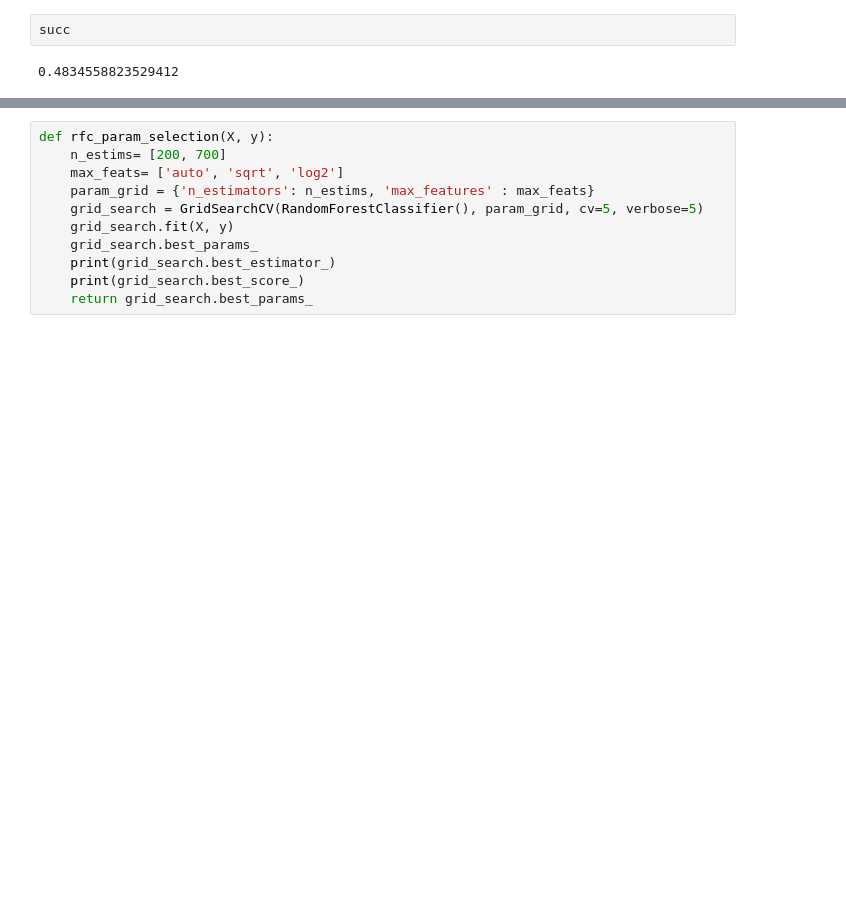
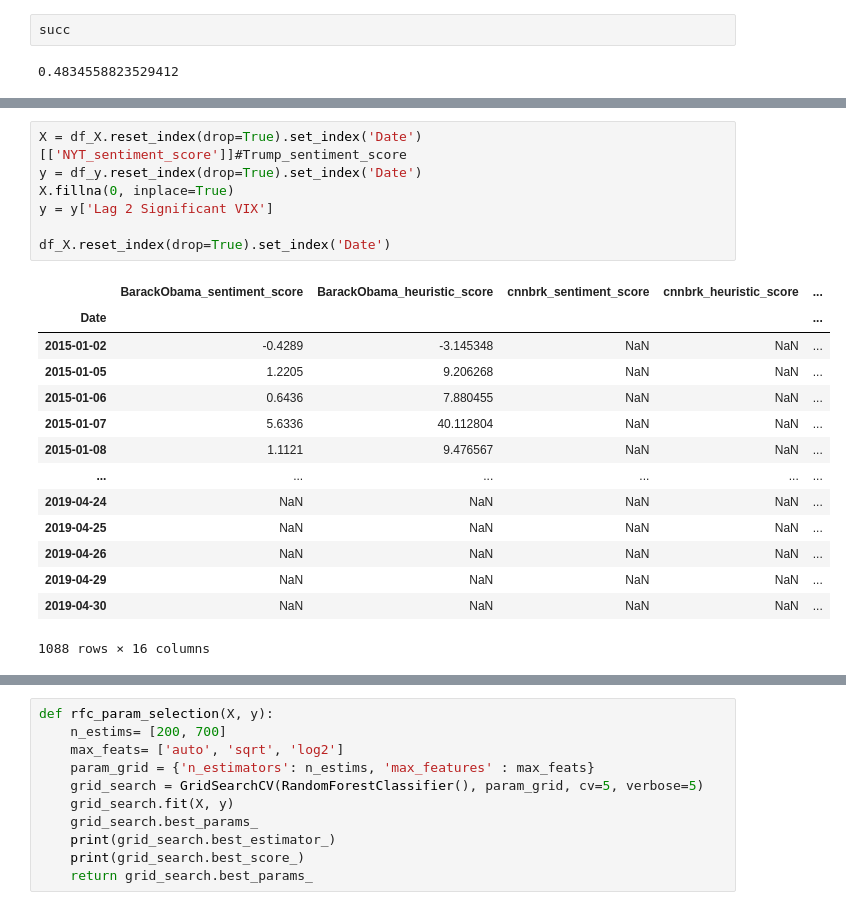
Before and after one commit to osirissc2/sentistock, a Jupyter notebook: ML.ipynb, the cells around one changed output, grey strips where cells are left out. Drawn from its saved outputs; the diff is of its cells as text; blank space fills up the shorter version.

```diff
--- a/ML.ipynb
+++ b/ML.ipynb
@@ -142,0 +163,22 @@ Average score 0.46785185811524965
+# %%
+X = df_X.reset_index(drop=True).set_index('Date')[['NYT_sentiment_score']]#Trump_sentiment_score
+y = df_y.reset_index(drop=True).set_index('Date')
+X.fillna(0, inplace=True)
+y = y['Lag 2 Significant VIX']
+
+df_X.reset_index(drop=True).set_index('Date')
+# %% [output]
+|  | BarackObama_sentiment_score | BarackObama_heuristic_score | cnnbrk_sentiment_score | cnnbrk_heuristic_score | ... |
+| Date |  |  |  |  | ... |
+| 2015-01-02 | -0.4289 | -3.145348 | NaN | NaN | ... |
+| 2015-01-05 | 1.2205 | 9.206268 | NaN | NaN | ... |
+| 2015-01-06 | 0.6436 | 7.880455 | NaN | NaN | ... |
+| 2015-01-07 | 5.6336 | 40.112804 | NaN | NaN | ... |
+| 2015-01-08 | 1.1121 | 9.476567 | NaN | NaN | ... |
+| ... | ... | ... | ... | ... | ... |
+| 2019-04-24 | NaN | NaN | NaN | NaN | ... |
+| 2019-04-25 | NaN | NaN | NaN | NaN | ... |
+| 2019-04-26 | NaN | NaN | NaN | NaN | ... |
+| 2019-04-29 | NaN | NaN | NaN | NaN | ... |
+| 2019-04-30 | NaN | NaN | NaN | NaN | ... |
+1088 rows × 16 columns
```
Also changed, not shown: parts of 14 cells of this notebook, 5 other files.
